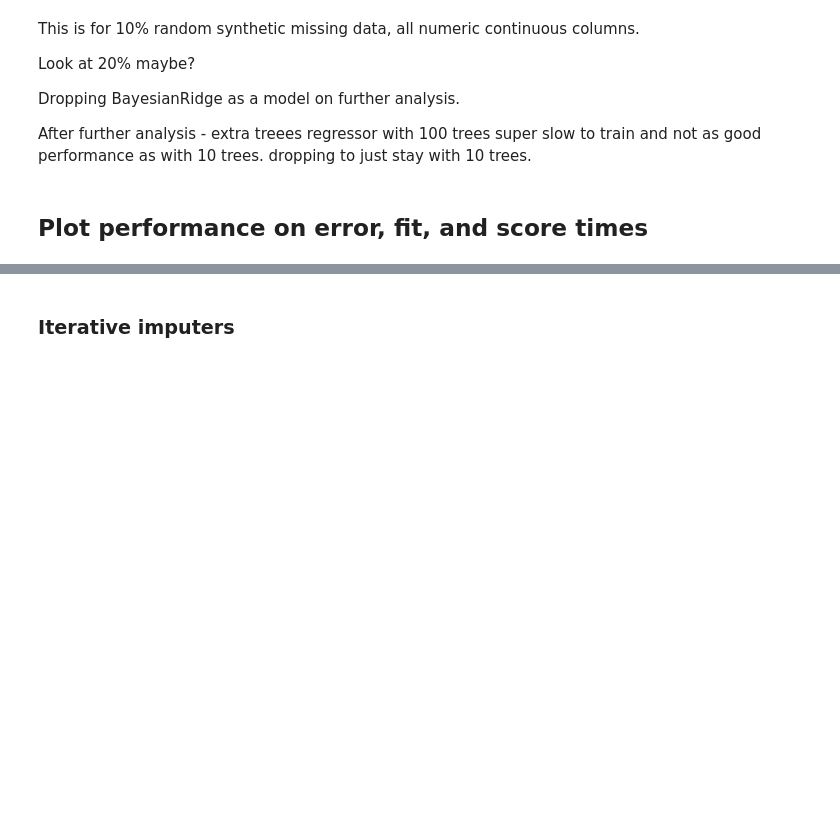
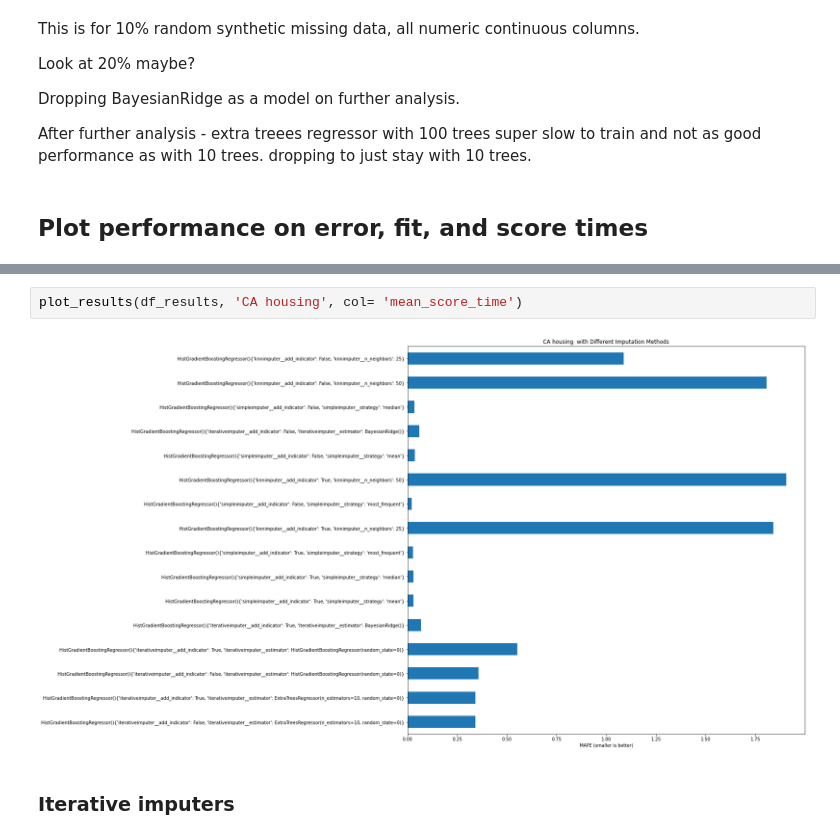
Before and after one commit to discdiver/imputing-missing, a Jupyter notebook: missing_value_strategies_eval_many.ipynb, the cells around one changed output, grey strips where cells are left out. Saved outputs shown, nothing was run; the diff lists cells and outputs as text; blank space fills up the shorter version.

```diff
--- a/missing_value_strategies_eval_many.ipynb
+++ b/missing_value_strategies_eval_many.ipynb
@@ -350,3 +356,7 @@ plt.xlabel('Mean fit time');
+# %%
+plot_results(df_results, 'CA housing', col= 'mean_score_time')
+# %% [output]
+[figure, added]
 # %% [markdown]
 ### Iterative imputers
 # %% [markdown]
```
Also changed, not shown: parts of 55 cells of this notebook, 1 other file.
